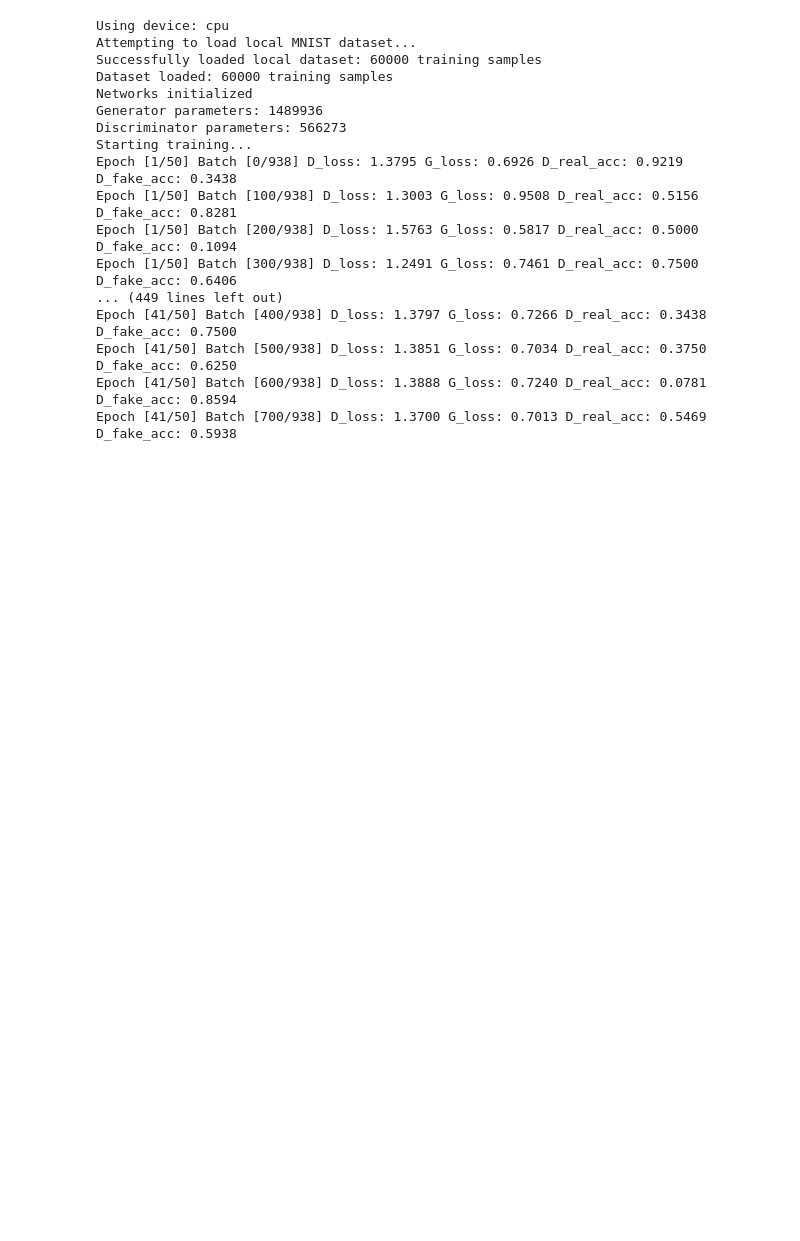
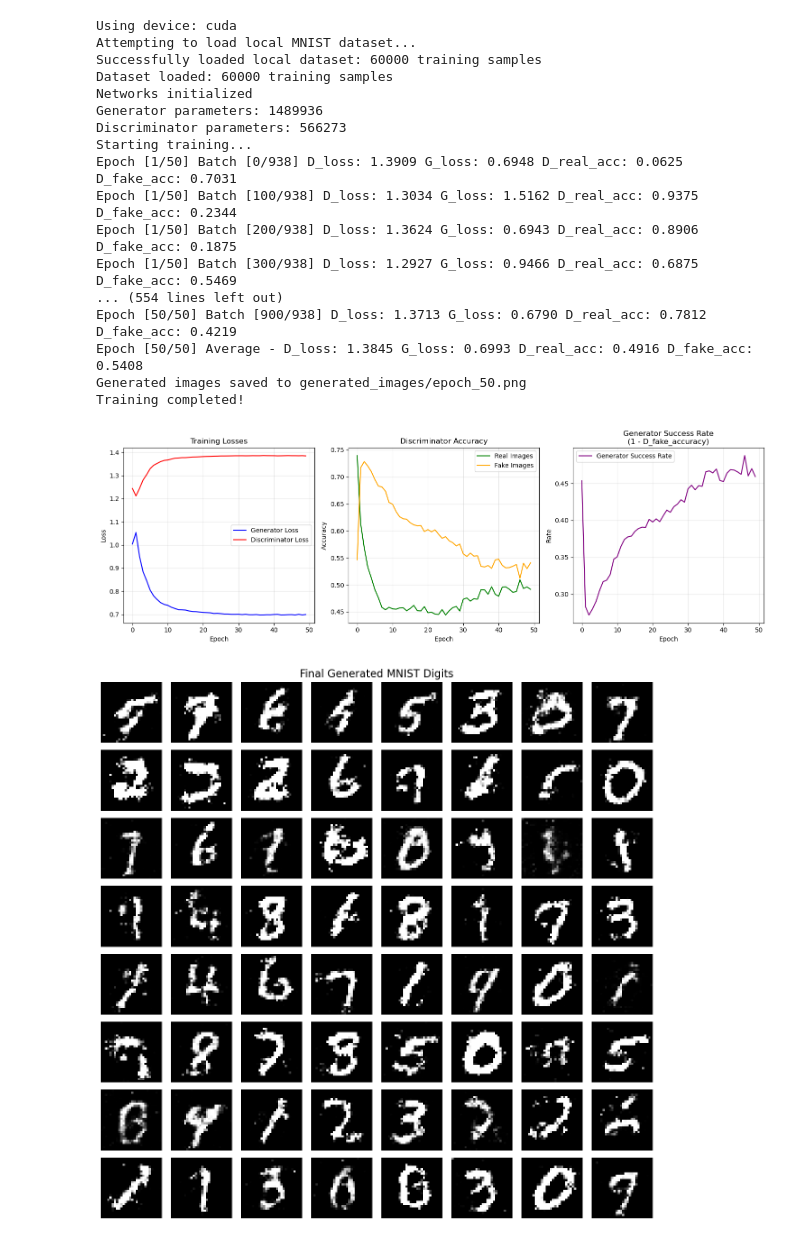
Before and after one commit to sina-ss/deep-learning-hw3, a Jupyter notebook: question-2/question-2.ipynb, the cells around one changed output. Cells and saved outputs as stored; diff of their text form; code cells hidden in the pictures; blank space fills up the shorter version.

Commit message:
fix: update training output to reflect GPU usage and adjust loss values for improved accuracy in question 2 notebook

```diff
--- a/question-2/question-2.ipynb
+++ b/question-2/question-2.ipynb
@@ -1,4 +1,7 @@
 # %%
+import os
+os.environ['KMP_DUPLICATE_LIB_OK'] = 'TRUE'
+
 import torch
 import torch.nn as nn
 import torch.optim as optim
@@ -509,40 +512,42 @@ def interpolation_analysis():
         fig.suptitle('Noise Vector Interpolation', fontsize=14)
 
         for i, img in enumerate(interpolated_images):
             axes[i].imshow(img, cmap='gray')
             axes[i].set_title(f'α={alphas[i]:.1f}')
             axes[i].axis('off')
 
         plt.tight_layout()
         plt.savefig('interpolation_analysis.png', dpi=150, bbox_inches='tight')
         plt.show()
 
 # Run additional analyses
 print("\n" + "="*60)
 print("ADDITIONAL ANALYSES")
 print("="*60)
 
 analyze_digit_diversity()
 interpolation_analysis()
 
 print("\n" + "="*60)
 print("EXERCISE COMPLETE")
 print("="*60)
 # %% [output]
-Using device: cpu
+Using device: cuda
 Attempting to load local MNIST dataset...
 Successfully loaded local dataset: 60000 training samples
 Dataset loaded: 60000 training samples
 Networks initialized
 Generator parameters: 1489936
 Discriminator parameters: 566273
 Starting training...
-Epoch [1/50] Batch [0/938] D_loss: 1.3795 G_loss: 0.6926 D_real_acc: 0.9219 D_fake_acc: 0.3438
-Epoch [1/50] Batch [100/938] D_loss: 1.3003 G_loss: 0.9508 D_real_acc: 0.5156 D_fake_acc: 0.8281
-Epoch [1/50] Batch [200/938] D_loss: 1.5763 G_loss: 0.5817 D_real_acc: 0.5000 D_fake_acc: 0.1094
-Epoch [1/50] Batch [300/938] D_loss: 1.2491 G_loss: 0.7461 D_real_acc: 0.7500 D_fake_acc: 0.6406
-... (449 lines left out)
-Epoch [41/50] Batch [400/938] D_loss: 1.3797 G_loss: 0.7266 D_real_acc: 0.3438 D_fake_acc: 0.7500
-Epoch [41/50] Batch [500/938] D_loss: 1.3851 G_loss: 0.7034 D_real_acc: 0.3750 D_fake_acc: 0.6250
-Epoch [41/50] Batch [600/938] D_loss: 1.3888 G_loss: 0.7240 D_real_acc: 0.0781 D_fake_acc: 0.8594
-Epoch [41/50] Batch [700/938] D_loss: 1.3700 G_loss: 0.7013 D_real_acc: 0.5469 D_fake_acc: 0.5938
+Epoch [1/50] Batch [0/938] D_loss: 1.3909 G_loss: 0.6948 D_real_acc: 0.0625 D_fake_acc: 0.7031
+Epoch [1/50] Batch [100/938] D_loss: 1.3034 G_loss: 1.5162 D_real_acc: 0.9375 D_fake_acc: 0.2344
+Epoch [1/50] Batch [200/938] D_loss: 1.3624 G_loss: 0.6943 D_real_acc: 0.8906 D_fake_acc: 0.1875
+Epoch [1/50] Batch [300/938] D_loss: 1.2927 G_loss: 0.9466 D_real_acc: 0.6875 D_fake_acc: 0.5469
+... (554 lines left out)
+Epoch [50/50] Batch [900/938] D_loss: 1.3713 G_loss: 0.6790 D_real_acc: 0.7812 D_fake_acc: 0.4219
+Epoch [50/50] Average - D_loss: 1.3845 G_loss: 0.6993 D_real_acc: 0.4916 D_fake_acc: 0.5408
+Generated images saved to generated_images/epoch_50.png
+Training completed!
+[figure, added]
+[figure, added]
```
Also changed, not shown: parts of 1 cell of this notebook, 17 other files.
